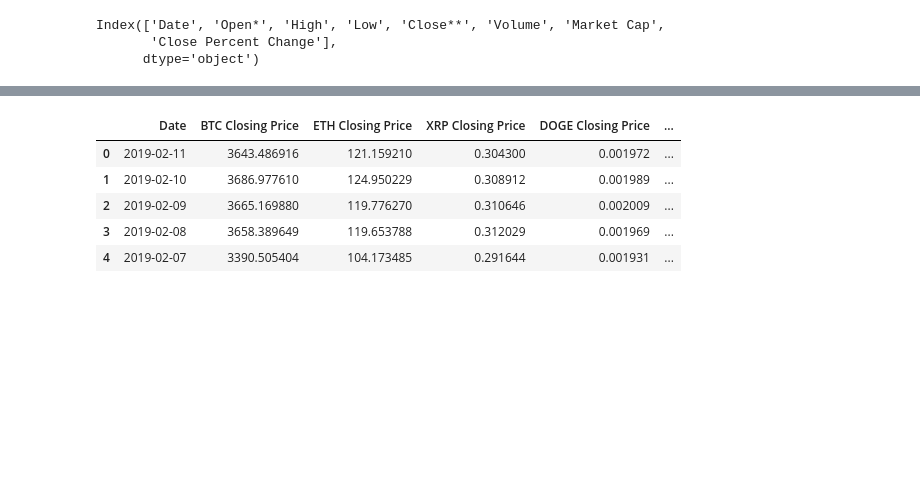
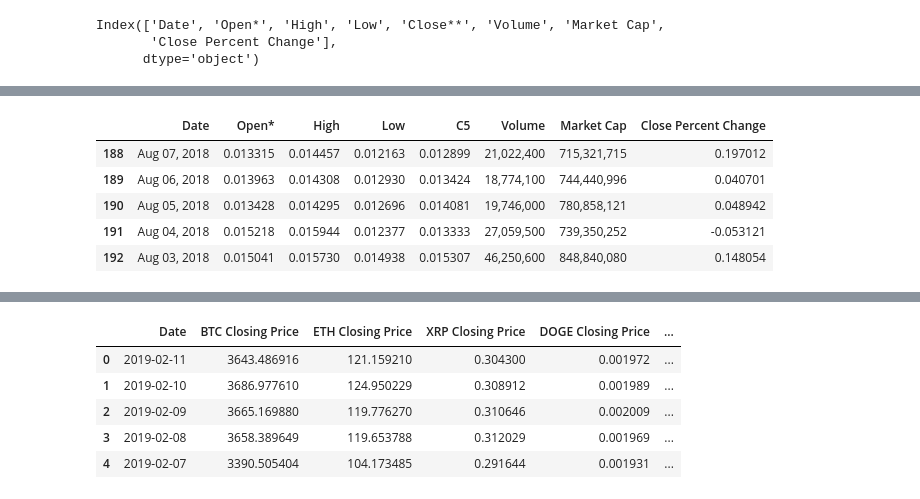
Before and after one commit to kevzha/CryptoAnalysis, a Jupyter notebook: Closing_Price_DF.ipynb, the cells around one changed output, grey strips where cells are left out. Cells and saved outputs as stored; diff of their text form; code cells hidden in the pictures; blank space fills up the shorter version.

```diff
--- a/Closing_Price_DF.ipynb
+++ b/Closing_Price_DF.ipynb
@@ -46,6 +67,15 @@ QNT = QNT.rename(columns={'Close**': "C12"})
 WAN = WAN.rename(columns={'Close**': "C13"})
 ELA = ELA.rename(columns={'Close**': "C14"})
 KCS = KCS.rename(columns={'Close**': "C15"})
+# %%
+VET.tail()
+# %% [output]
+|  | Date | Open* | High | Low | C5 | Volume | Market Cap | Close Percent Change |
+| 188 | Aug 07, 2018 | 0.013315 | 0.014457 | 0.012163 | 0.012899 | 21,022,400 | 715,321,715 | 0.197012 |
+| 189 | Aug 06, 2018 | 0.013963 | 0.014308 | 0.012930 | 0.013424 | 18,774,100 | 744,440,996 | 0.040701 |
+| 190 | Aug 05, 2018 | 0.013428 | 0.014295 | 0.012696 | 0.014081 | 19,746,000 | 780,858,121 | 0.048942 |
+| 191 | Aug 04, 2018 | 0.015218 | 0.015944 | 0.012377 | 0.013333 | 27,059,500 | 739,350,252 | -0.053121 |
+| 192 | Aug 03, 2018 | 0.015041 | 0.015730 | 0.014938 | 0.015307 | 46,250,600 | 848,840,080 | 0.148054 |
 # %%
 closing_price = pd.concat([BTC.loc[:, ['Date']], BTC.loc[:, ['C1']],
                         ETH.loc[:, ['C2']], XRP.loc[:, ['C3']],
```
Also changed, not shown: parts of 3 cells of this notebook, 1 other file.
